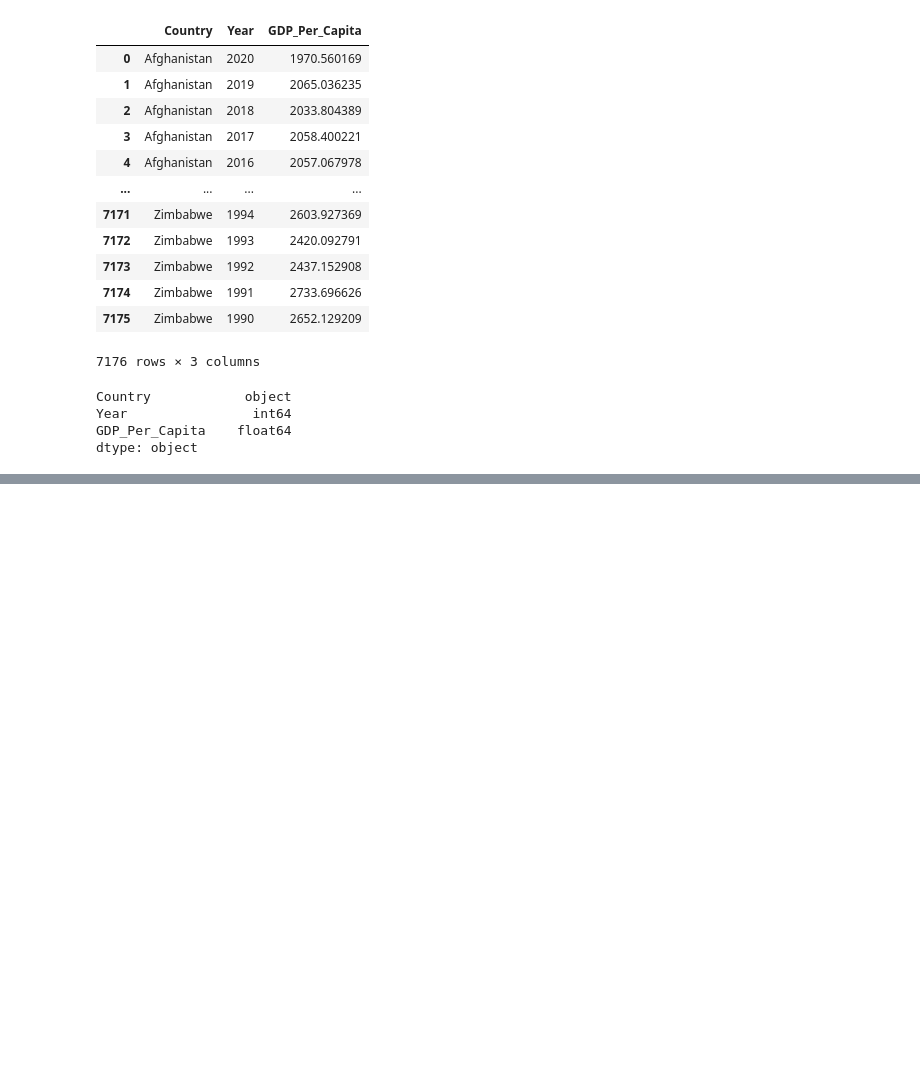
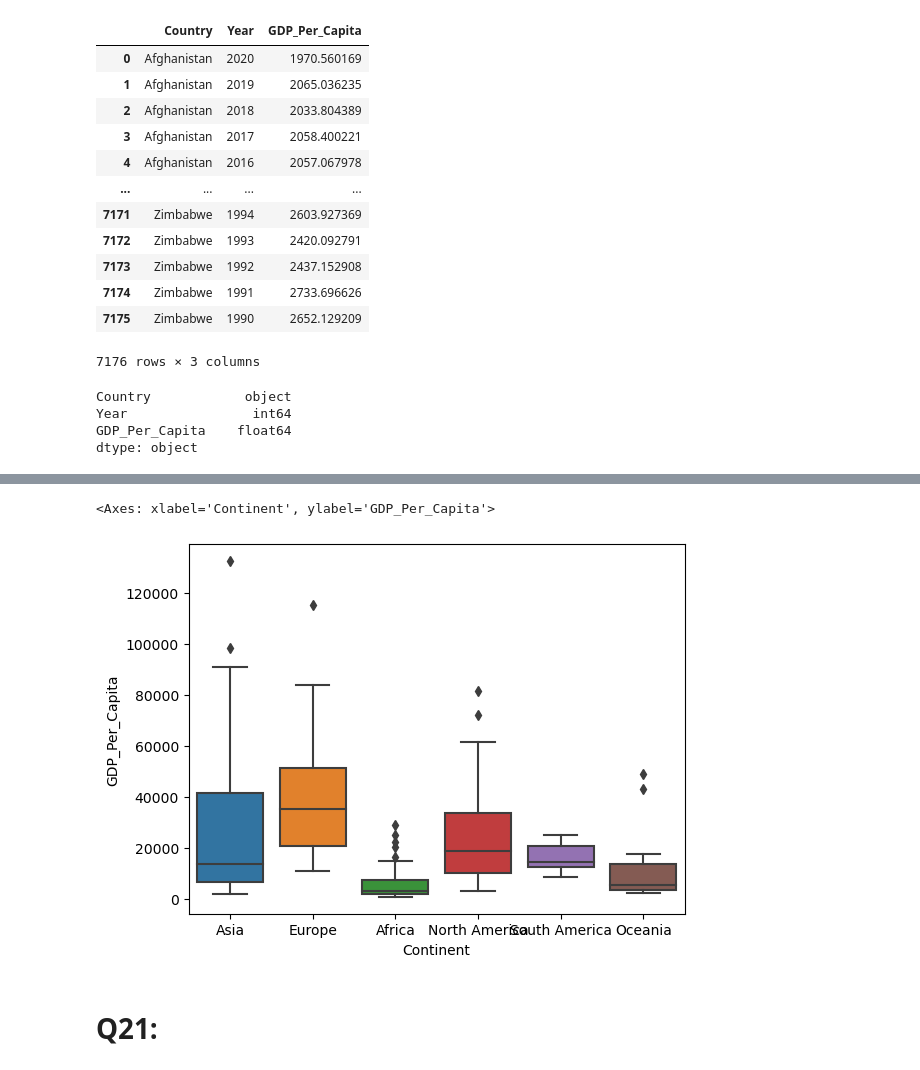
Before and after one commit to nss-data-science-cohort-7/un-exploration-MultidisciplinaryDeepDives, a Jupyter notebook: notebooks/UN_Data_Exploration.ipynb, the cells around one changed output, grey strips where cells are left out. Saved outputs shown, nothing was run; the diff lists cells and outputs as text; code cells hidden in the pictures; blank space fills up the shorter version.

Commit message:
Finished Project

```diff
--- a/notebooks/UN_Data_Exploration.ipynb
+++ b/notebooks/UN_Data_Exploration.ipynb
@@ -35,0 +332,2 @@ dtype: object
+# %%
+continents = pd.read_csv("/Users/bentonwang/My_Documents/NSS_Projects/un-exploration-MultidisciplinaryDeepDives/data/continents.csv")
@@ -35,0 +336,2 @@ dtype: object
+# %%
+gdp_df_joined = gdp_df.merge(continents, on='Country', how='inner')
@@ -35,0 +368,14 @@ dtype: object
+# %%
+gdp_df_joined_GroupBy_Continent = gdp_df_joined.groupby('Continent')
+
+gdp_df_joined
+
+sns.boxplot(data = gdp_df_joined.loc[gdp_df_joined['Year']==2018], x='Continent', y='GDP_Per_Capita')
+
+
+# gdp_df_joined.loc[gdp_df_joined['Year']==2018].plot(kind='box', x='Continent', y='GDP_Per_Capita')
+# %% [output]
+<Axes: xlabel='Continent', ylabel='GDP_Per_Capita'>
+[figure, added]
+# %% [markdown]
+# Q21:
```
Also changed, not shown: parts of 88 cells of this notebook.
